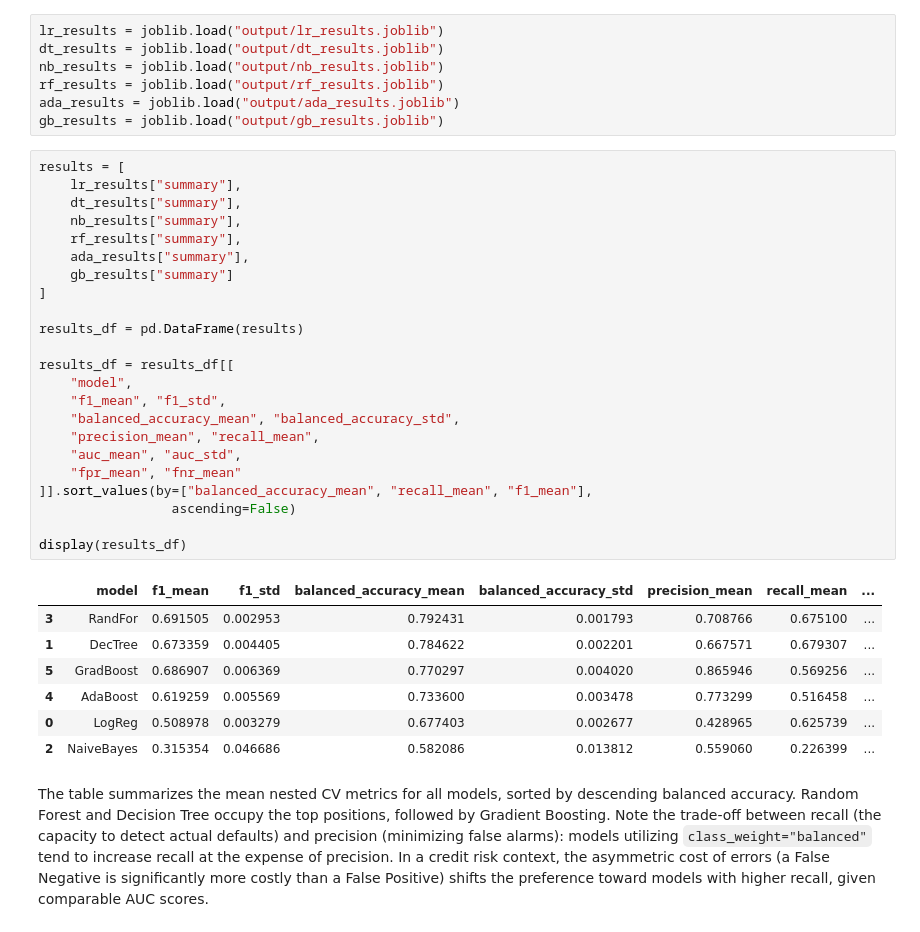
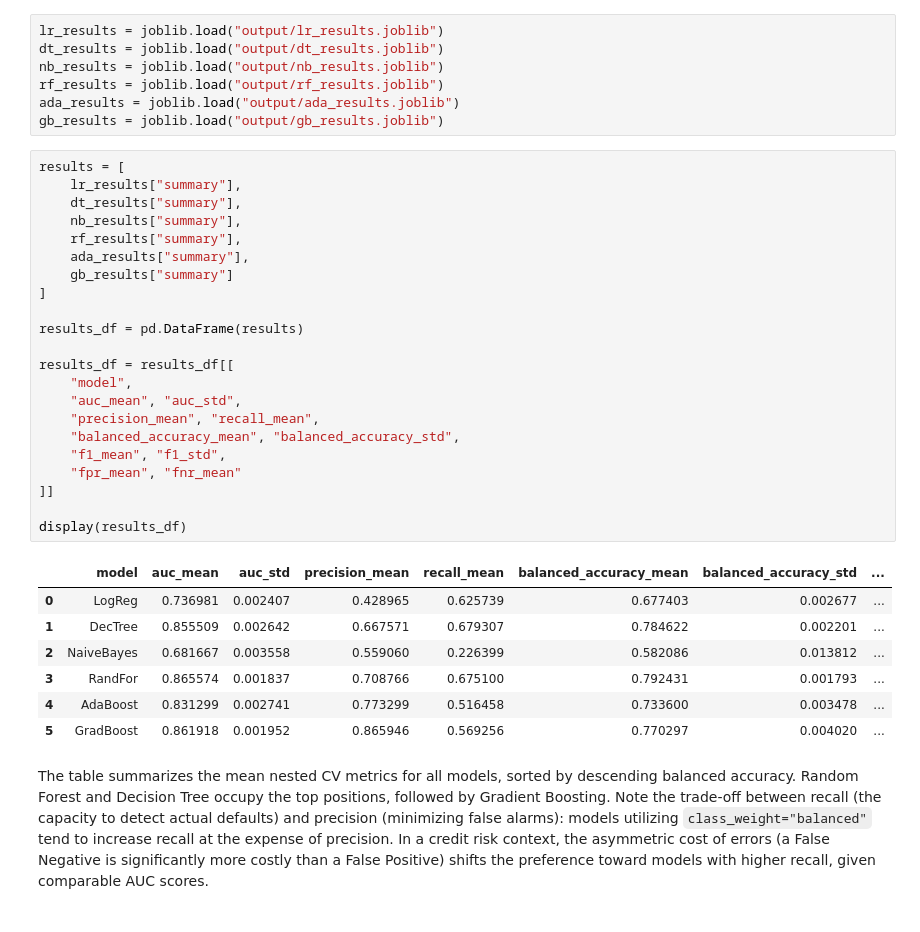
Before and after one commit to marcolari06-maker/loan-default-prediction, a Jupyter notebook: final.ipynb, the cells around one changed output. Drawn from its saved outputs; the diff is of its cells as text.

```diff
--- a/final.ipynb
+++ b/final.ipynb
@@ -827,34 +827,33 @@ gb_results = joblib.load("output/gb_results.joblib")
 # %%
 results = [
     lr_results["summary"],
     dt_results["summary"],
     nb_results["summary"],
     rf_results["summary"],
     ada_results["summary"],
     gb_results["summary"]
 ]
 
 results_df = pd.DataFrame(results)
 
 results_df = results_df[[
     "model",
+    "auc_mean", "auc_std",
+    "precision_mean", "recall_mean",
+    "balanced_accuracy_mean", "balanced_accuracy_std",
     "f1_mean", "f1_std",
-    "balanced_accuracy_mean", "balanced_accuracy_std",
-    "precision_mean", "recall_mean",
-    "auc_mean", "auc_std",
     "fpr_mean", "fnr_mean"
-]].sort_values(by=["balanced_accuracy_mean", "recall_mean", "f1_mean"],
-                 ascending=False)
+]]
 
 display(results_df)
 # %% [output]
-|  | model | f1_mean | f1_std | balanced_accuracy_mean | balanced_accuracy_std | precision_mean | recall_mean | ... |
-| 3 | RandFor | 0.691505 | 0.002953 | 0.792431 | 0.001793 | 0.708766 | 0.675100 | ... |
-| 1 | DecTree | 0.673359 | 0.004405 | 0.784622 | 0.002201 | 0.667571 | 0.679307 | ... |
-| 5 | GradBoost | 0.686907 | 0.006369 | 0.770297 | 0.004020 | 0.865946 | 0.569256 | ... |
-| 4 | AdaBoost | 0.619259 | 0.005569 | 0.733600 | 0.003478 | 0.773299 | 0.516458 | ... |
-| 0 | LogReg | 0.508978 | 0.003279 | 0.677403 | 0.002677 | 0.428965 | 0.625739 | ... |
-| 2 | NaiveBayes | 0.315354 | 0.046686 | 0.582086 | 0.013812 | 0.559060 | 0.226399 | ... |
+|  | model | auc_mean | auc_std | precision_mean | recall_mean | balanced_accuracy_mean | balanced_accuracy_std | ... |
+| 0 | LogReg | 0.736981 | 0.002407 | 0.428965 | 0.625739 | 0.677403 | 0.002677 | ... |
+| 1 | DecTree | 0.855509 | 0.002642 | 0.667571 | 0.679307 | 0.784622 | 0.002201 | ... |
+| 2 | NaiveBayes | 0.681667 | 0.003558 | 0.559060 | 0.226399 | 0.582086 | 0.013812 | ... |
+| 3 | RandFor | 0.865574 | 0.001837 | 0.708766 | 0.675100 | 0.792431 | 0.001793 | ... |
+| 4 | AdaBoost | 0.831299 | 0.002741 | 0.773299 | 0.516458 | 0.733600 | 0.003478 | ... |
+| 5 | GradBoost | 0.861918 | 0.001952 | 0.865946 | 0.569256 | 0.770297 | 0.004020 | ... |
 # %% [markdown]
 The table summarizes the mean nested CV metrics for all models, sorted by descending balanced accuracy. Random Forest and Decision Tree occupy the top positions, followed by Gradient Boosting. Note the trade-off between recall (the capacity to detect actual defaults) and precision (minimizing false alarms): models utilizing `class_weight="balanced"` tend to increase recall at the expense of precision. In a credit risk context, the asymmetric cost of errors (a False Negative is significantly more costly than a False Positive) shifts the preference toward models with higher recall, given comparable AUC scores.
 # %% [markdown]
```
